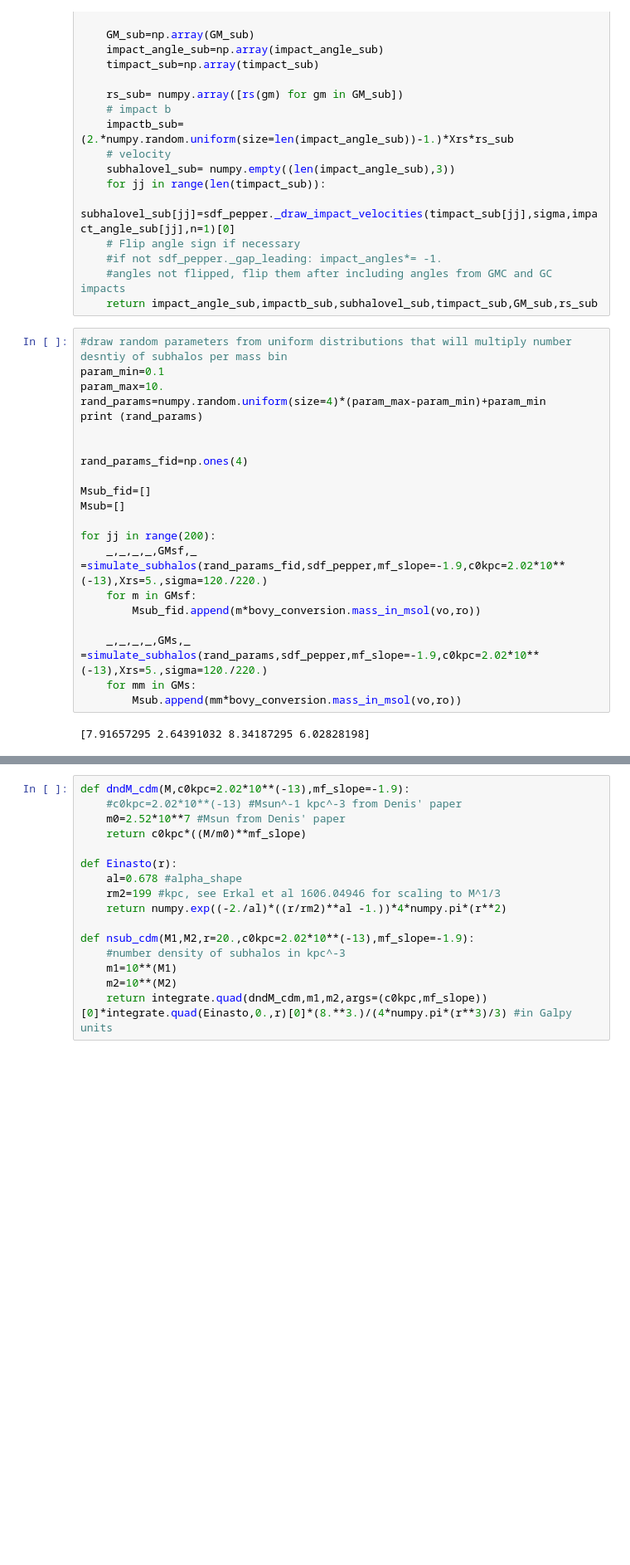
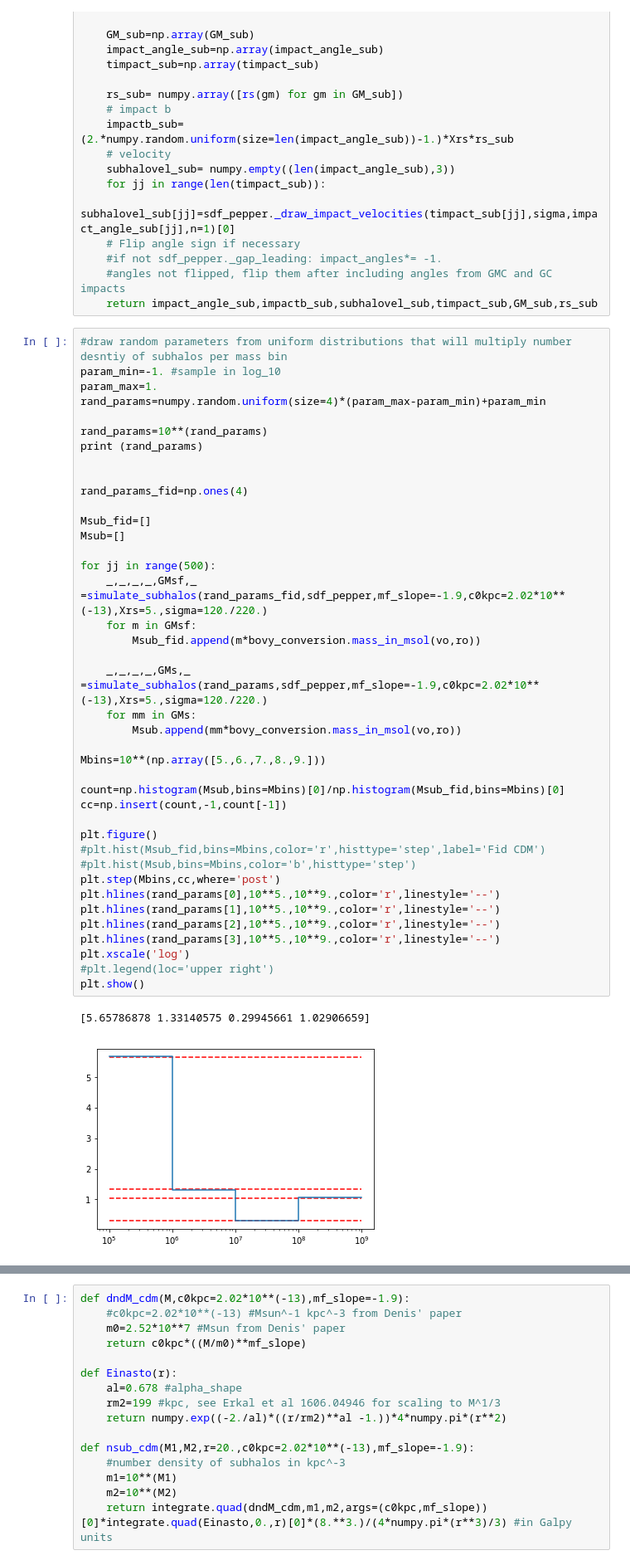
Before and after one commit to nbanik/Analyze_GD-1, a Jupyter notebook: Vary_subhalo_massfunc_normalization.ipynb, the cells around one changed output, grey strips where cells are left out. Shown at 83% size. Cells and saved outputs as stored; diff of their text form; blank space fills up the shorter version.

```diff
--- a/Vary_subhalo_massfunc_normalization.ipynb
+++ b/Vary_subhalo_massfunc_normalization.ipynb
@@ -122,24 +122,44 @@ def simulate_subhalos(rand_params,sdf_pepper,mf_slope=-1.9,c0kpc=2.02*10**(-13),
     return impact_angle_sub,impactb_sub,subhalovel_sub,timpact_sub,GM_sub,rs_sub
 # %%
 #draw random parameters from uniform distributions that will multiply number desntiy of subhalos per mass bin
-param_min=0.1
-param_max=10.
+param_min=-1. #sample in log_10
+param_max=1.
 rand_params=numpy.random.uniform(size=4)*(param_max-param_min)+param_min
+
+rand_params=10**(rand_params)
 print (rand_params)
 
 
 rand_params_fid=np.ones(4)
 
 Msub_fid=[]
 Msub=[]
 
-for jj in range(200):
+for jj in range(500):
     _,_,_,_,GMsf,_ =simulate_subhalos(rand_params_fid,sdf_pepper,mf_slope=-1.9,c0kpc=2.02*10**(-13),Xrs=5.,sigma=120./220.)
     for m in GMsf:
         Msub_fid.append(m*bovy_conversion.mass_in_msol(vo,ro))
 
     _,_,_,_,GMs,_ =simulate_subhalos(rand_params,sdf_pepper,mf_slope=-1.9,c0kpc=2.02*10**(-13),Xrs=5.,sigma=120./220.)
     for mm in GMs:
         Msub.append(mm*bovy_conversion.mass_in_msol(vo,ro))
+
+Mbins=10**(np.array([5.,6.,7.,8.,9.]))
+
+count=np.histogram(Msub,bins=Mbins)[0]/np.histogram(Msub_fid,bins=Mbins)[0]
+cc=np.insert(count,-1,count[-1])
+
+plt.figure()
+#plt.hist(Msub_fid,bins=Mbins,color='r',histtype='step',label='Fid CDM')
+#plt.hist(Msub,bins=Mbins,color='b',histtype='step')
+plt.step(Mbins,cc,where='post')
+plt.hlines(rand_params[0],10**5.,10**9.,color='r',linestyle='--')
+plt.hlines(rand_params[1],10**5.,10**9.,color='r',linestyle='--')
+plt.hlines(rand_params[2],10**5.,10**9.,color='r',linestyle='--')
+plt.hlines(rand_params[3],10**5.,10**9.,color='r',linestyle='--')
+plt.xscale('log')
+#plt.legend(loc='upper right')
+plt.show()
 # %% [output]
-[7.91657295 2.64391032 8.34187295 6.02828198]
+[5.65786878 1.33140575 0.29945661 1.02906659]
+[figure, added]
```
Also changed, not shown: parts of 5 cells of this notebook.
